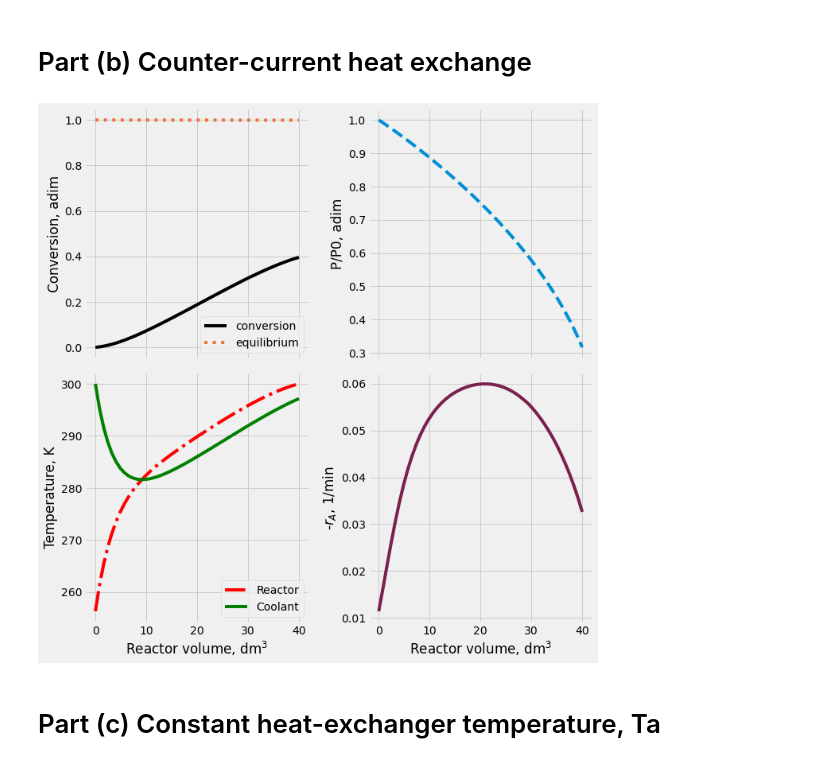
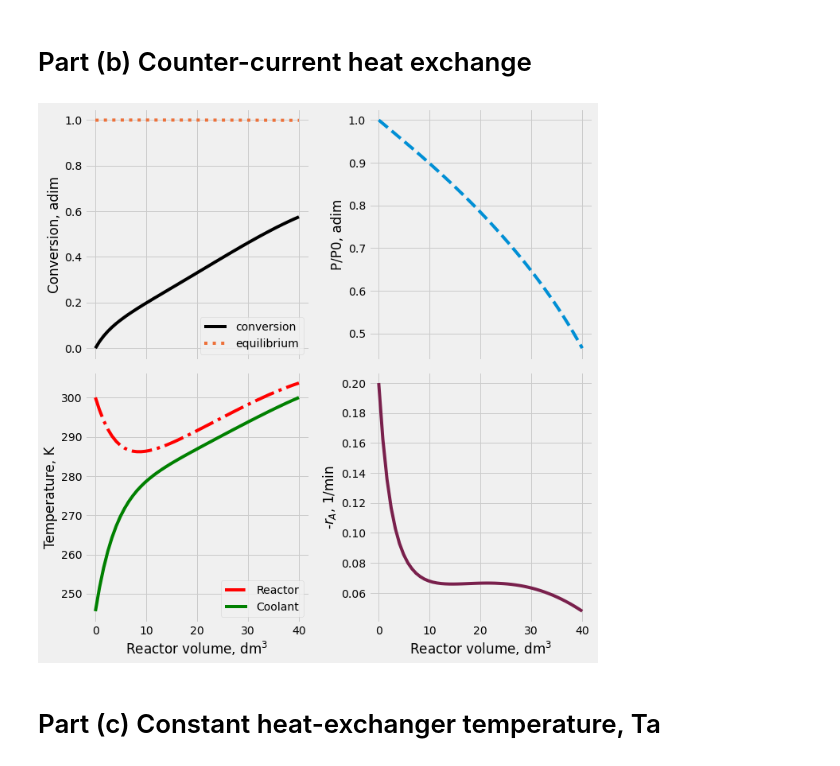
Before and after one commit to aliglara/aliglara, a Jupyter notebook: solved_problems/fogler_5ed_P12-8.ipynb, the cells around one changed output. Saved outputs shown, nothing was run; the diff lists cells and outputs as text; code cells hidden in the pictures.

Commit message:
fix error on counter-current case

```diff
--- a/solved_problems/fogler_5ed_P12-8.ipynb
+++ b/solved_problems/fogler_5ed_P12-8.ipynb
@@ -237,10 +225,22 @@ to_ideal = root(find_T0, 250).x[0]
-# %%
-iCs = [0, to_ideal, 1, Ta0]
-params = [Phi_i, False, to_ideal, 'countercurrent', False]
-Vreactor_b, Xa_b, Temp_b, p_b, Ta_b, Xe_b, rA_b = solve_scenario(params)
-summary.append([Xa_b[-1], Temp_b[-1], p_b[-1], Ta_b[-1], Xe_b[-1], rA_b[-1]])
-# %% [output]
-[figure, removed]
+# %%
+def find_Ta0(tao):
+    params = [Phi_i, False, T0, 'countercurrent', False]
+
+    fun = lambda v, Y: system(v, Y, params)
+    ics = [0, T0, 1, tao]
+
+    solode = solve_ivp(fun, [0, V], ics, t_eval=np.linspace(0, V), method='LSODA')
+    T_calc = solode.y[3][-1]
+    return T_calc - Ta0
+# %%
+to_ideal = root(find_Ta0, 250).x[0]
+# %%
+iCs = [0, T0, 1, to_ideal]
+params = [Phi_i, False, T0, 'countercurrent', False]
+Vreactor_b, Xa_b, Temp_b, p_b, Ta_b, Xe_b, rA_b = solve_scenario(params)
+summary.append([Xa_b[-1], Temp_b[-1], p_b[-1], Ta_b[-1], Xe_b[-1], rA_b[-1]])
+# %% [output]
+[figure, added]
 # %% [markdown]
 # Part (c) Constant heat-exchanger temperature, Ta
 # %%
```
Also changed, not shown: parts of 10 cells of this notebook.
